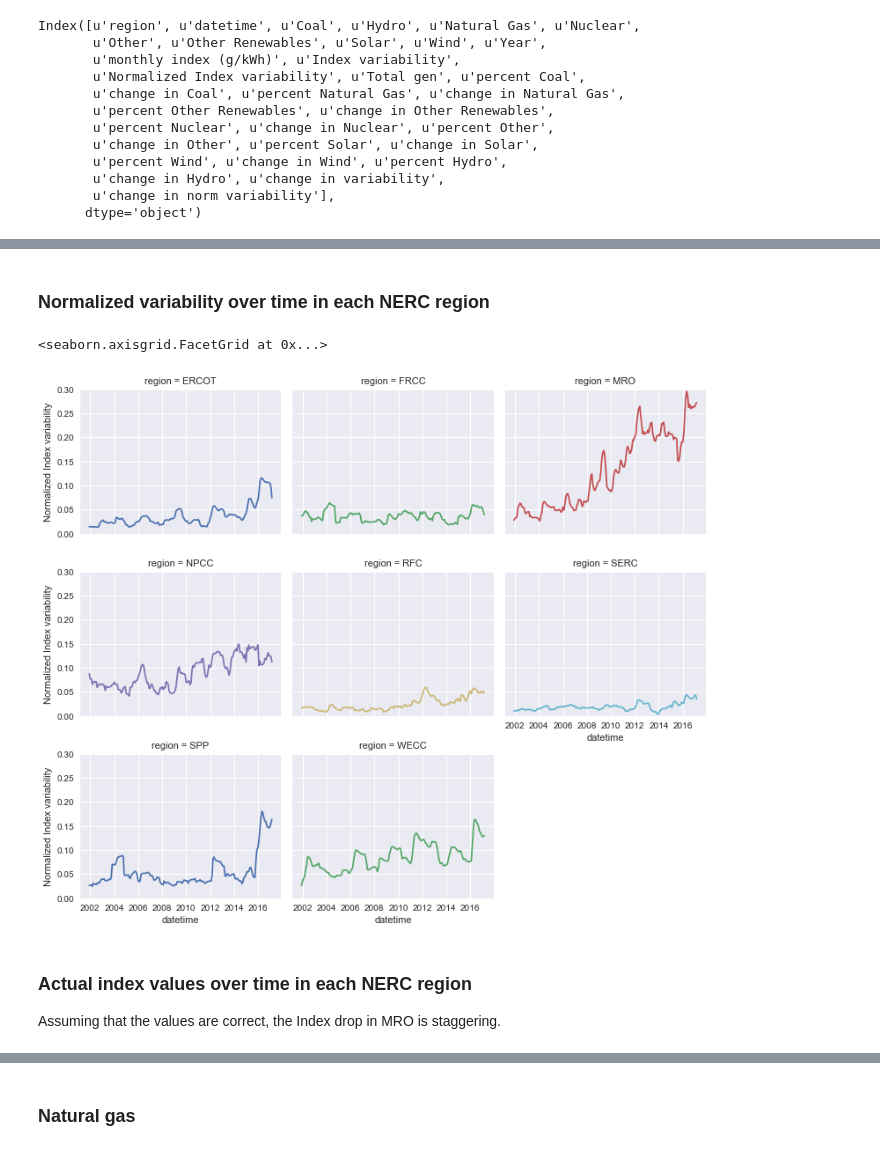
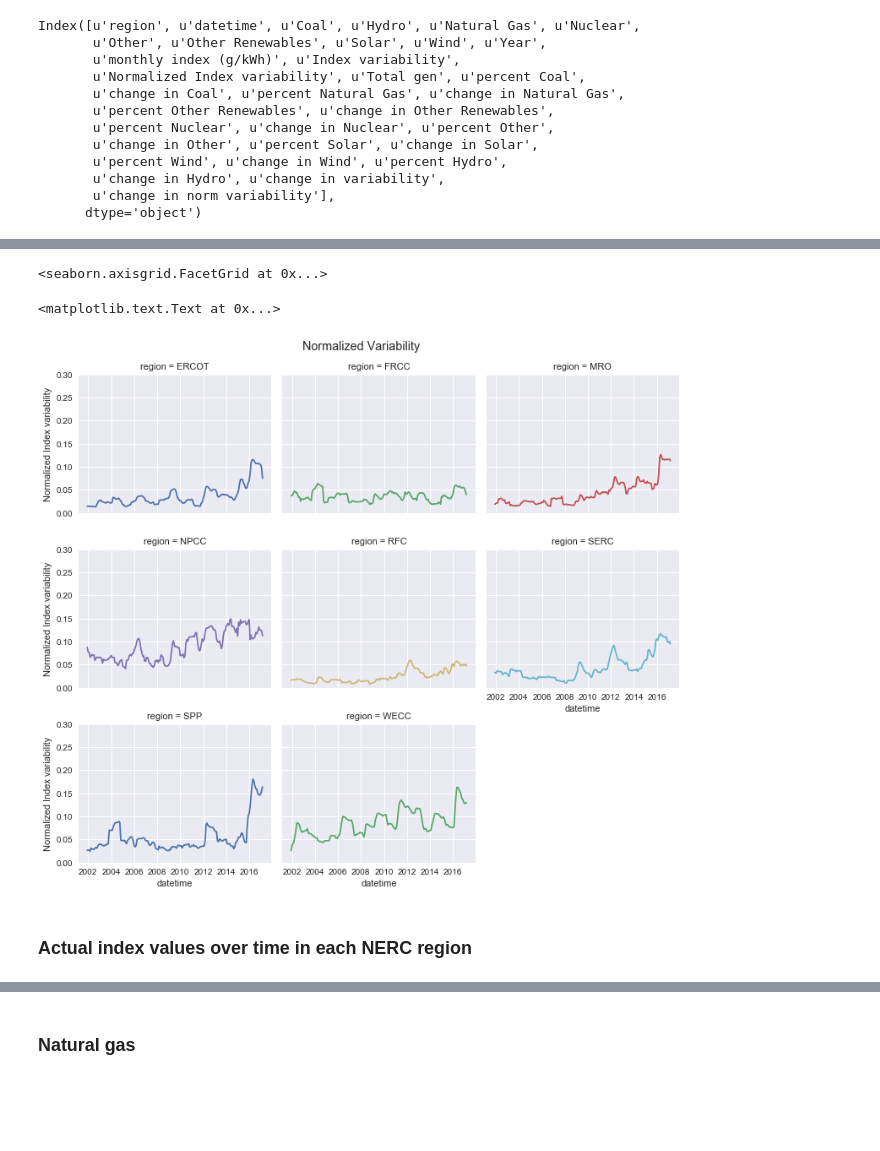
Before and after one commit to gschivley/carbon-index, a Jupyter notebook: NERC by state index and gen.ipynb, the cells around one changed output, grey strips where cells are left out. Saved outputs shown, nothing was run; the diff lists cells and outputs as text; code cells hidden in the pictures; blank space fills up the shorter version.

Commit message:
Removed loading bars, re-ran code with correct data
Using the updated (hopefully correct) NERC data files, re-ran all of the analysis. Removed cells that were pointing out errors in the data.

```diff
--- a/NERC by state index and gen.ipynb
+++ b/NERC by state index and gen.ipynb
@@ -286,16 +284,14 @@ Index([u'region', u'datetime', u'Coal', u'Hydro', u'Natural Gas', u'Nuclear',
+# %%
+g = sns.FacetGrid(gen_index, col='region', col_wrap=3, hue='region',
+                   aspect = 1.2, palette='deep', ylim=(0, 0.3))
+g.map(plt.plot, 'datetime', 'Normalized Index variability')
+plt.suptitle('Normalized Variability', y=1.02)
+# %% [output]
+<seaborn.axisgrid.FacetGrid at 0x...>
+<matplotlib.text.Text at 0x...>
+[figure, added]
 # %% [markdown]
-### Normalized variability over time in each NERC region
+### Actual index values over time in each NERC region
-# %%
-g = sns.FacetGrid(gen_index, col='region', col_wrap=3, hue='region',
-                   aspect = 1.2, palette='deep', ylim=(0, 0.3))
-g.map(plt.plot, 'datetime', 'Normalized Index variability')
-# %% [output]
-<seaborn.axisgrid.FacetGrid at 0x...>
-[figure, removed]
-# %% [markdown]
-### Actual index values over time in each NERC region
-
-Assuming that the values are correct, the Index drop in MRO is staggering.
 # %%
 g = sns.FacetGrid(gen_index, col='region', col_wrap=3, hue='region',
                    aspect = 1.2, palette='deep', ylim=(0,1000))
```
Also changed, not shown: parts of 29 cells of this notebook.
